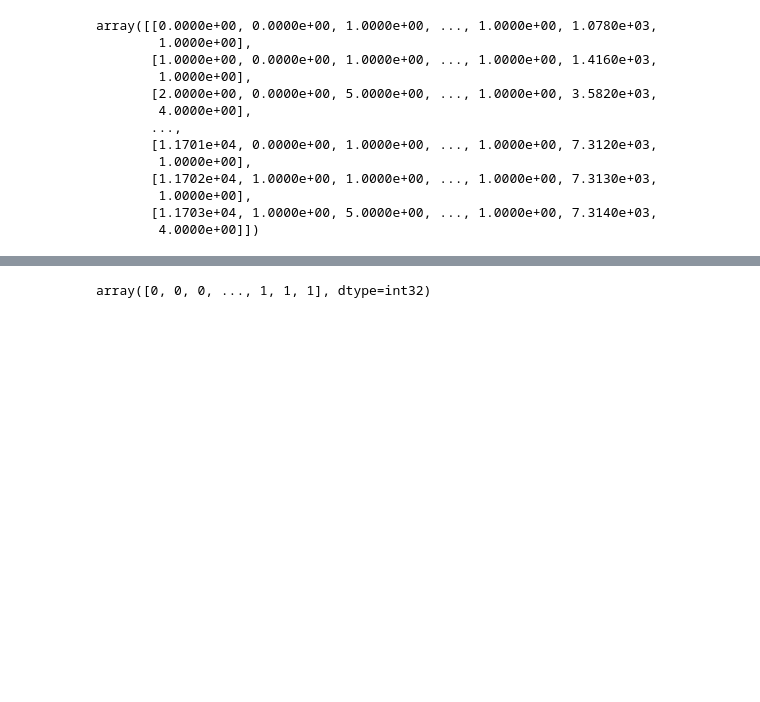
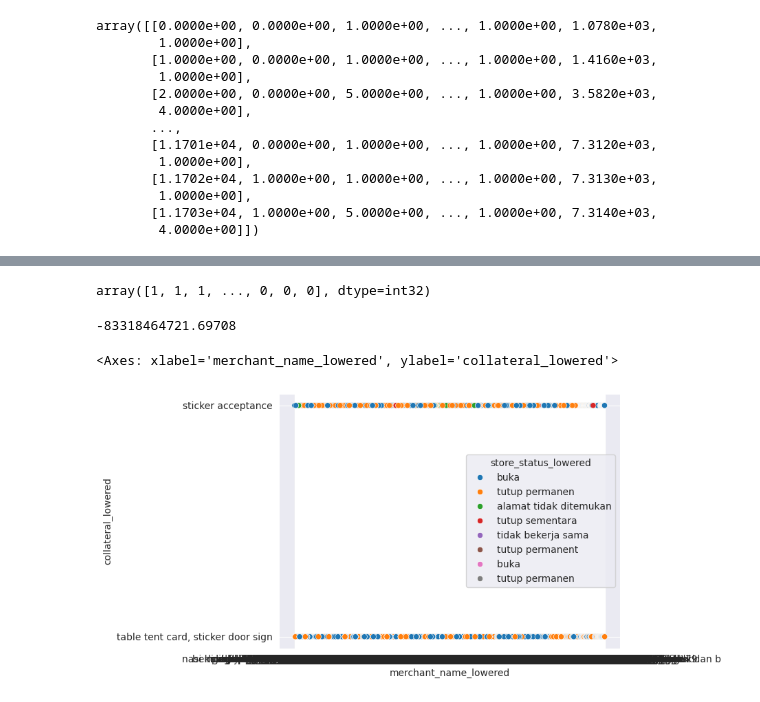
Before and after one commit to irlfdyh/tpdm_final_project, a Jupyter notebook: sme_peacock_modelling.ipynb, the cells around one changed output, grey strips where cells are left out. Drawn from its saved outputs; the diff is of its cells as text; code cells hidden in the pictures; blank space fills up the shorter version.

```diff
--- a/sme_peacock_modelling.ipynb
+++ b/sme_peacock_modelling.ipynb
@@ -214,5 +221,18 @@ plt.show()
 # %%
-y_pred = KMeans(n_clusters=5).fit_predict(x)
+y_pred = KMeans(n_clusters=3).fit_predict(x)
 y_pred
 # %% [output]
-array([0, 0, 0, ..., 1, 1, 1], dtype=int32)
+array([1, 1, 1, ..., 0, 0, 0], dtype=int32)
+# %%
+k_means = KMeans(n_clusters=3)
+k_means.fit(x)
+k_means.score(x, y_pred)
+# %% [output]
+-83318464721.69708
+# %%
+import seaborn as sns
+
+sns.scatterplot(data = x_target, x = x_target['merchant_name_lowered'], y = x_target['collateral_lowered'], hue = 'store_status_lowered')
+# %% [output]
+<Axes: xlabel='merchant_name_lowered', ylabel='collateral_lowered'>
+[figure, added]
```
Also changed, not shown: parts of 2 cells of this notebook.
